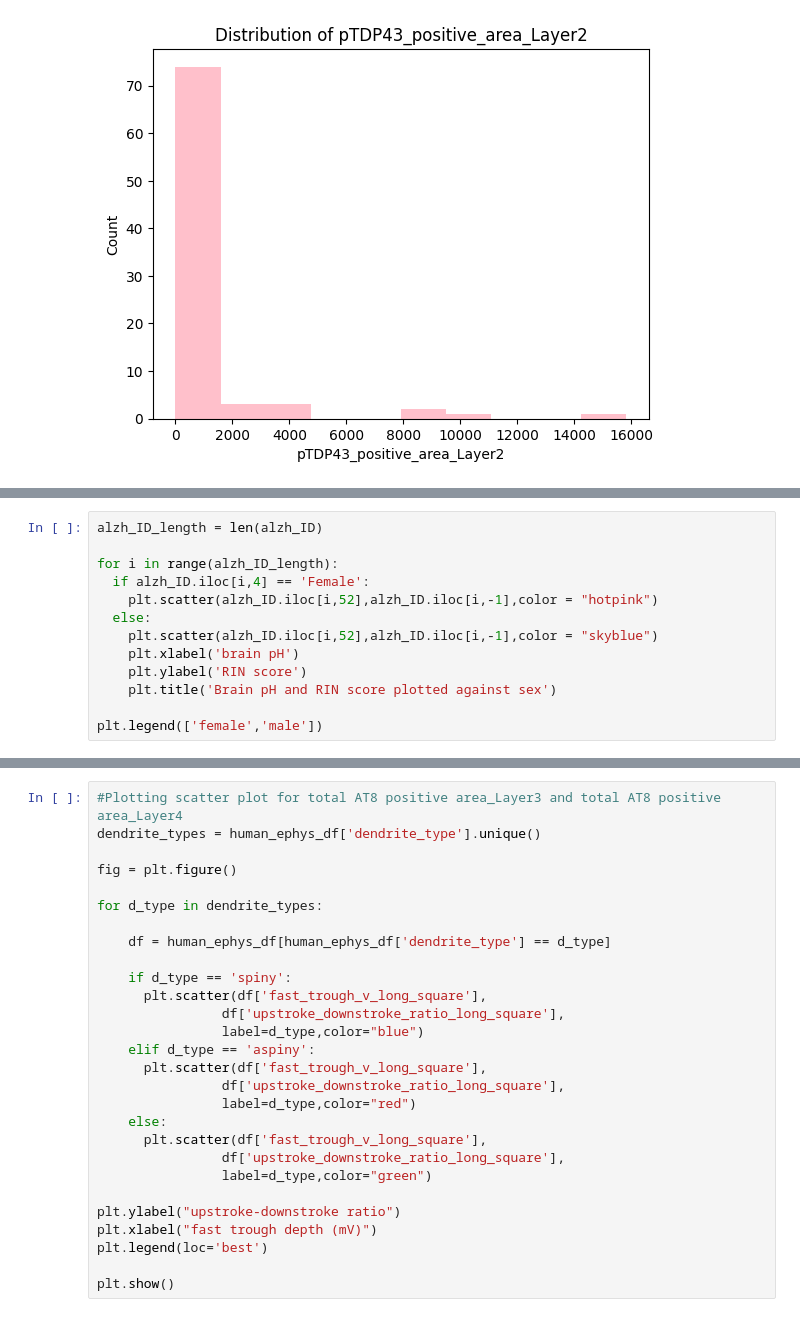
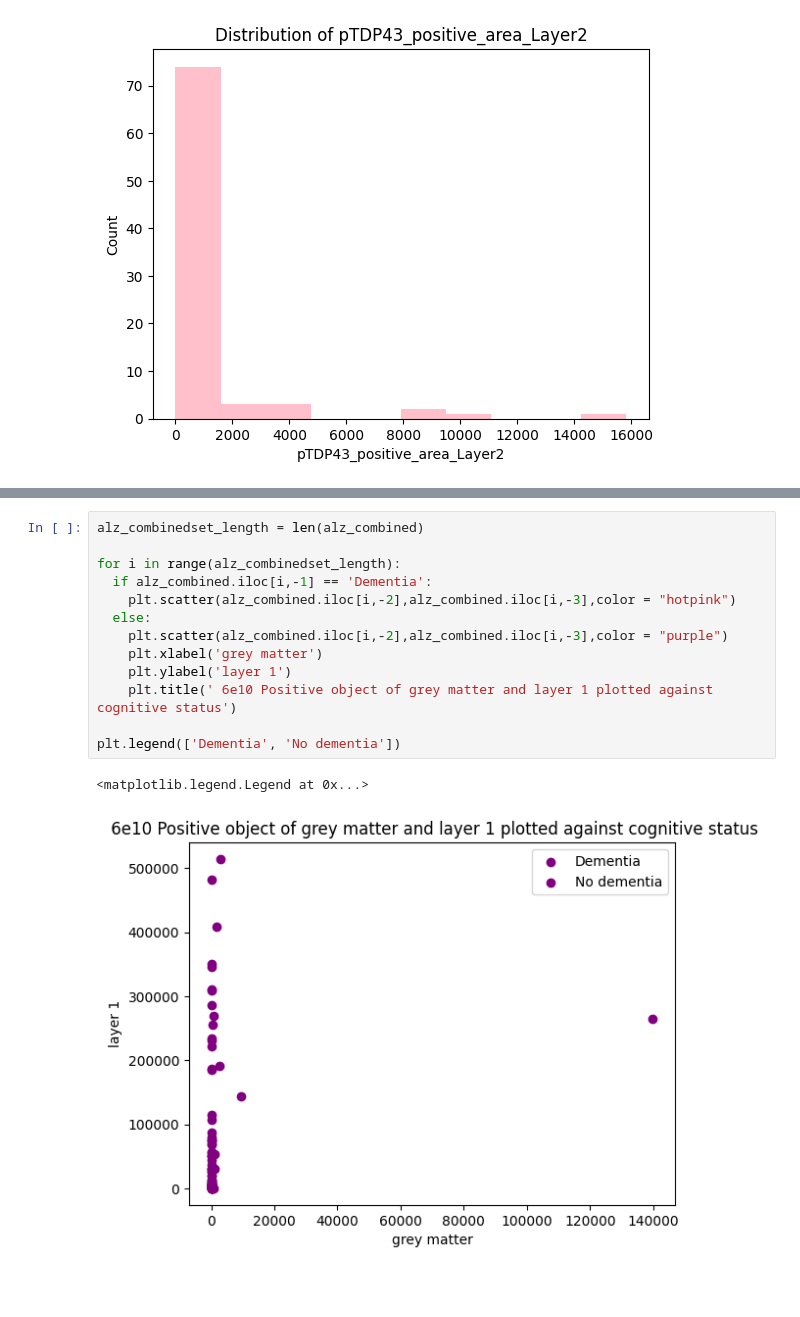
Before and after one commit to zoyaholin/Neur265HOLIN, a Jupyter notebook: Copy_of_Final_Project.ipynb, the cells around one changed output, grey strips where cells are left out. Cells and saved outputs as stored; diff of their text form; blank space fills up the shorter version.

```diff
--- a/Copy_of_Final_Project.ipynb
+++ b/Copy_of_Final_Project.ipynb
@@ -77,16 +80,3 @@ plt.show()
-# %%
-alzh_ID_length = len(alzh_ID)
-
-for i in range(alzh_ID_length):
-  if alzh_ID.iloc[i,4] == 'Female':
-    plt.scatter(alzh_ID.iloc[i,52],alzh_ID.iloc[i,-1],color = "hotpink")
-  else:
-    plt.scatter(alzh_ID.iloc[i,52],alzh_ID.iloc[i,-1],color = "skyblue")
-    plt.xlabel('brain pH')
-    plt.ylabel('RIN score')
-    plt.title('Brain pH and RIN score plotted against sex')
-
-plt.legend(['female','male'])
 # %%
 #scatter
 alz_combined_length=len(alz_combined)
@@ -112,28 +111,16 @@ for i in range(alz_path):
-# %%
-#Plotting scatter plot for total AT8 positive area_Layer3 and total AT8 positive area_Layer4
-dendrite_types = human_ephys_df['dendrite_type'].unique()
-
-fig = plt.figure()
-
-for d_type in dendrite_types:
-
-    df = human_ephys_df[human_ephys_df['dendrite_type'] == d_type]
-
-    if d_type == 'spiny':
-      plt.scatter(df['fast_trough_v_long_square'],
-                df['upstroke_downstroke_ratio_long_square'],
-                label=d_type,color="blue")
-    elif d_type == 'aspiny':
-      plt.scatter(df['fast_trough_v_long_square'],
-                df['upstroke_downstroke_ratio_long_square'],
-                label=d_type,color="red")
-    else:
-      plt.scatter(df['fast_trough_v_long_square'],
-                df['upstroke_downstroke_ratio_long_square'],
-                label=d_type,color="green")
-
-plt.ylabel("upstroke-downstroke ratio")
-plt.xlabel("fast trough depth (mV)")
-plt.legend(loc='best')
-
-plt.show()
+# %%
+alz_combinedset_length = len(alz_combined)
+
+for i in range(alz_combinedset_length):
+  if alz_combined.iloc[i,-1] == 'Dementia':
+    plt.scatter(alz_combined.iloc[i,-2],alz_combined.iloc[i,-3],color = "hotpink")
+  else:
+    plt.scatter(alz_combined.iloc[i,-2],alz_combined.iloc[i,-3],color = "purple")
+    plt.xlabel('grey matter')
+    plt.ylabel('layer 1')
+    plt.title(' 6e10 Positive object of grey matter and layer 1 plotted against cognitive status')
+
+plt.legend(['Dementia', 'No dementia'])
+# %% [output]
+<matplotlib.legend.Legend at 0x...>
+[figure, added]
```
Also changed, not shown: parts of 4 cells of this notebook.
